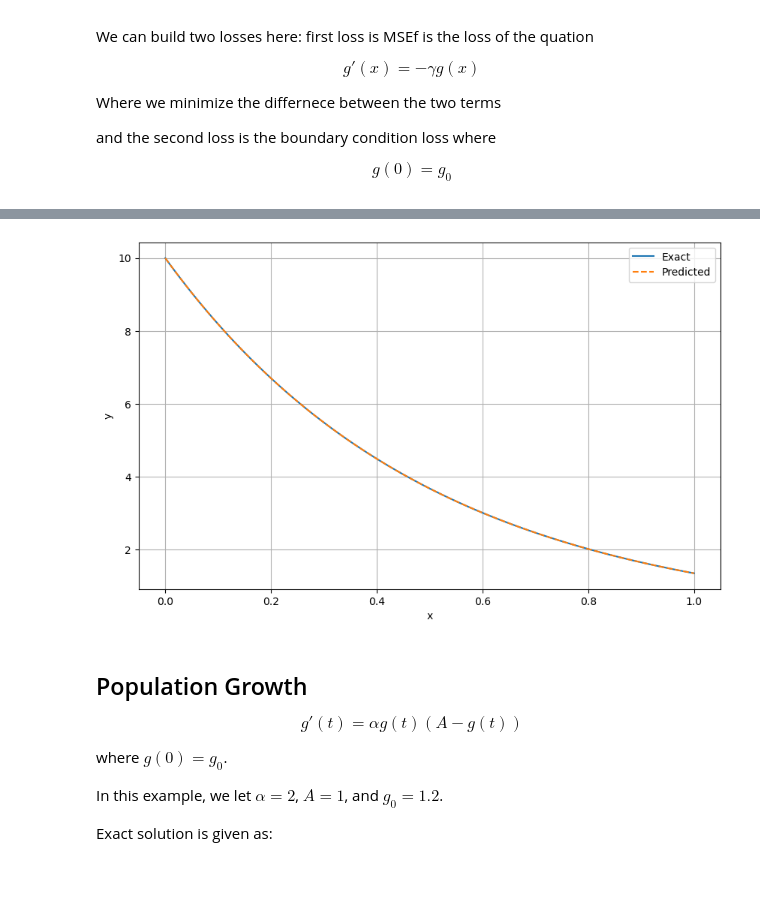
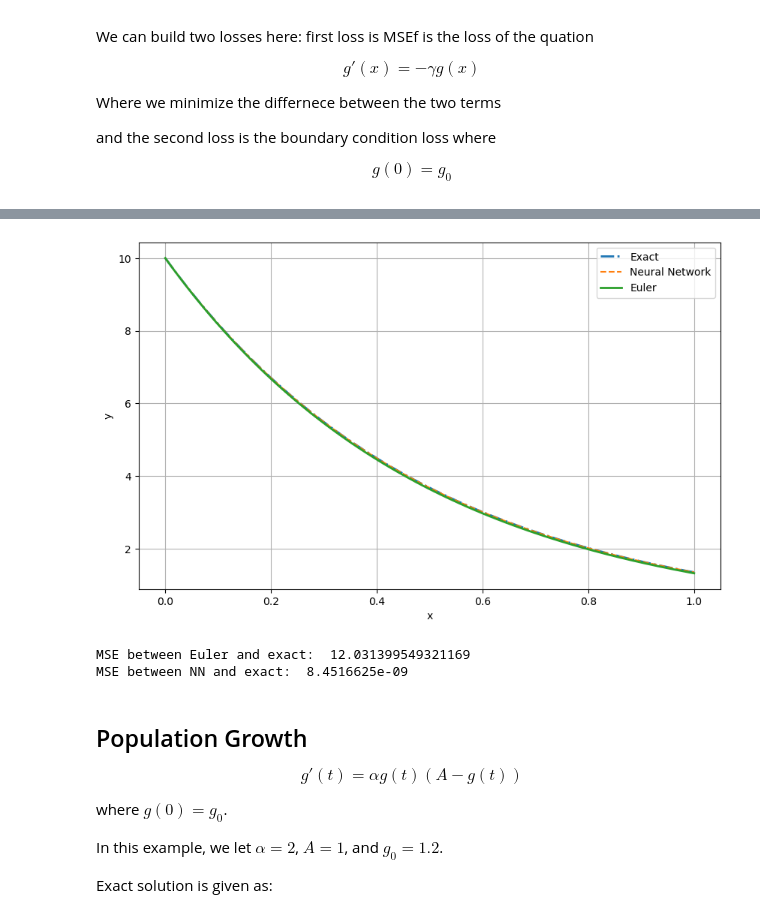
Before and after one commit to mhmdrdwn/ode, a Jupyter notebook: ODE.ipynb, the cells around one changed output, grey strips where cells are left out. Cells and saved outputs as stored; diff of their text form; code cells hidden in the pictures; blank space fills up the shorter version.

```diff
--- a/ODE.ipynb
+++ b/ODE.ipynb
@@ -358,21 +358,44 @@ Final Loss:  5.9309054449840914e-06
+# %%
+#forward Euler
+import numpy as np
+Nt = 100
+g0 = 10
+T = 1
+t = np.linspace(0, 1, Nt)
+dt = T/(Nt - 1)
+
+yeuler = np.zeros(Nt)
+yeuler[0] = g0
+
+for i in range(1, Nt):
+    yeuler[i] = yeuler[i-1] - dt*(alpha*yeuler[i-1])
 # %%
 import matplotlib.pyplot as plt
 
 xtest = torch.linspace(0, 1, 100)[:, None]
 with torch.no_grad():
     ypred = model(xtest)
 
 plt.figure(figsize=(10, 6))
-plt.plot(xtest, exact_func(xtest), label="Exact")
-plt.plot(xtest, ypred, '--' ,label="Predicted")
+plt.plot(xtest, exact_func(xtest), '-.', label="Exact", linewidth=2.0)
+plt.plot(xtest, ypred, '--' ,label="Neural Network")
+plt.plot(xtest, yeuler ,label="Euler", linewidth=2.0)
 plt.xlabel('x')
 plt.ylabel('y')
 plt.legend()
 plt.grid()
 plt.savefig("report_modeling2.pdf", bbox_inches='tight')
 plt.show()
 # %% [output]
-[figure, old version]
+[figure, new version]
+# %%
+MSE_euler = ((yeuler - exact_func(xtest).detach().numpy())**2).mean()
+MSE_NN = ((ypred - exact_func(xtest).detach().numpy())**2).mean()
+print("MSE between Euler and exact: ", MSE_euler)
+print("MSE between NN and exact: ", MSE_NN.detach().numpy())
+# %% [output]
+MSE between Euler and exact:  12.031399549321169
+MSE between NN and exact:  8.4516625e-09
 # %% [markdown]
 ## Population Growth
 
```
Also changed, not shown: parts of 9 cells of this notebook.
